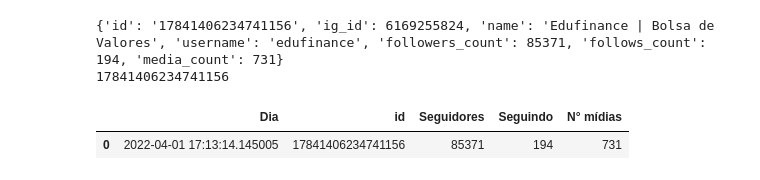
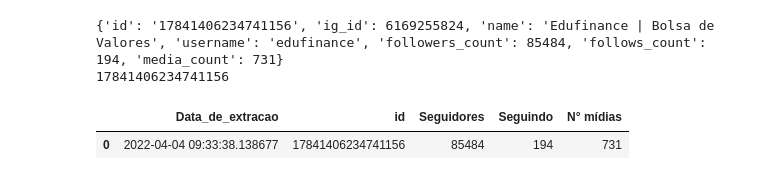
Before and after one commit to viniciusvianavieira/Edufinance, a Jupyter notebook: ApiInstagram/ApiTesteInstagram.ipynb, the cells around one changed output. Saved outputs shown, nothing was run; the diff lists cells and outputs as text; code cells hidden in the pictures.

```diff
--- a/ApiInstagram/ApiTesteInstagram.ipynb
+++ b/ApiInstagram/ApiTesteInstagram.ipynb
@@ -9,10 +9,13 @@ import json
 import datetime
 import pandas as pd
 import datetime
+import os
 
 # Define Parameters Dictionary
 params = dict()
-params['access_token'] = 'EAAbdojcuBagBAJWCB0OHDwXoWO52jVvaRkHSxwKxdpBLfzMWIM28pjDX1yFJWl9OtXEt2aghYwDJpyZBVvOLlDu6M73u4wZBiHD41utTZBZBEyQY55QXnLwRQYhAgvfyc0j5fof149u7lVO86rwWlzZCr2DVACvxRZARESTYRHmJemGZCwmEjmY'        # TOKEN DE ACESSO
+params['access_token'] = os.getenv('access_token')
+# TOKEN DE ACESSO
+print(params['access_token'])
 params['client_id'] = '1932538640467368'                  # not an actual client id
 params['client_secret'] = 'fd431f0e9efb648bc6ac27fffcf4cae0'     # not an actual client secret
 params['graph_domain'] = 'https://graph.facebook.com'
@@ -337,37 +370,37 @@ endpointParams = dict()
 endpointParams['fields'] = 'id,ig_id,name,username,followers_count,follows_count,media_count'
 endpointParams['access_token'] = params['access_token']
 
 data = requests.get(url, endpointParams )
 json_account_fields= json.loads(data.content)
 print(json_account_fields)
 
 print(json_account_fields['id'])
 
 date_time = []
 generic_followers = []
 generic_follows = []
 generic_midia_count = []
 generic_account_id = []
 
 
 data = datetime.datetime.now()
 
 date_time.append(data)
 generic_account_id.append(json_account_fields['id'])
 generic_followers.append(json_account_fields['followers_count'])
 generic_follows.append(json_account_fields['follows_count'])
 generic_midia_count.append(json_account_fields['media_count'])
 
-df_metrics_accounts_generics = pd.DataFrame(list(zip(date_time,generic_account_id, generic_followers, generic_follows, generic_midia_count,)), columns =['Dia','id','Seguidores','Seguindo','N° mídias'])
+df_metrics_accounts_generics = pd.DataFrame(list(zip(date_time,generic_account_id, generic_followers, generic_follows, generic_midia_count,)), columns =['Data_de_extracao','id','Seguidores','Seguindo','N° mídias'])
 
 
 print()
 df_metrics_accounts_generics
 # %% [output]
-{'id': '17841406234741156', 'ig_id': 6169255824, 'name': 'Edufinance | Bolsa de Valores', 'username': 'edufinance', 'followers_count': 85371, 'follows_count': 194, 'media_count': 731}
+{'id': '17841406234741156', 'ig_id': 6169255824, 'name': 'Edufinance | Bolsa de Valores', 'username': 'edufinance', 'followers_count': 85484, 'follows_count': 194, 'media_count': 731}
 17841406234741156
-|  | Dia | id | Seguidores | Seguindo | N° mídias |
-| 0 | 2022-04-01 17:13:14.145005 | 17841406234741156 | 85371 | 194 | 731 |
+|  | Data_de_extracao | id | Seguidores | Seguindo | N° mídias |
+| 0 | 2022-04-04 09:33:38.138677 | 17841406234741156 | 85484 | 194 | 731 |
 # %%
 url = params['endpoint_base'] + params['instagram_account_id'] + '/stories'
 
```
Also changed, not shown: parts of 9 cells of this notebook, 1 other file.
